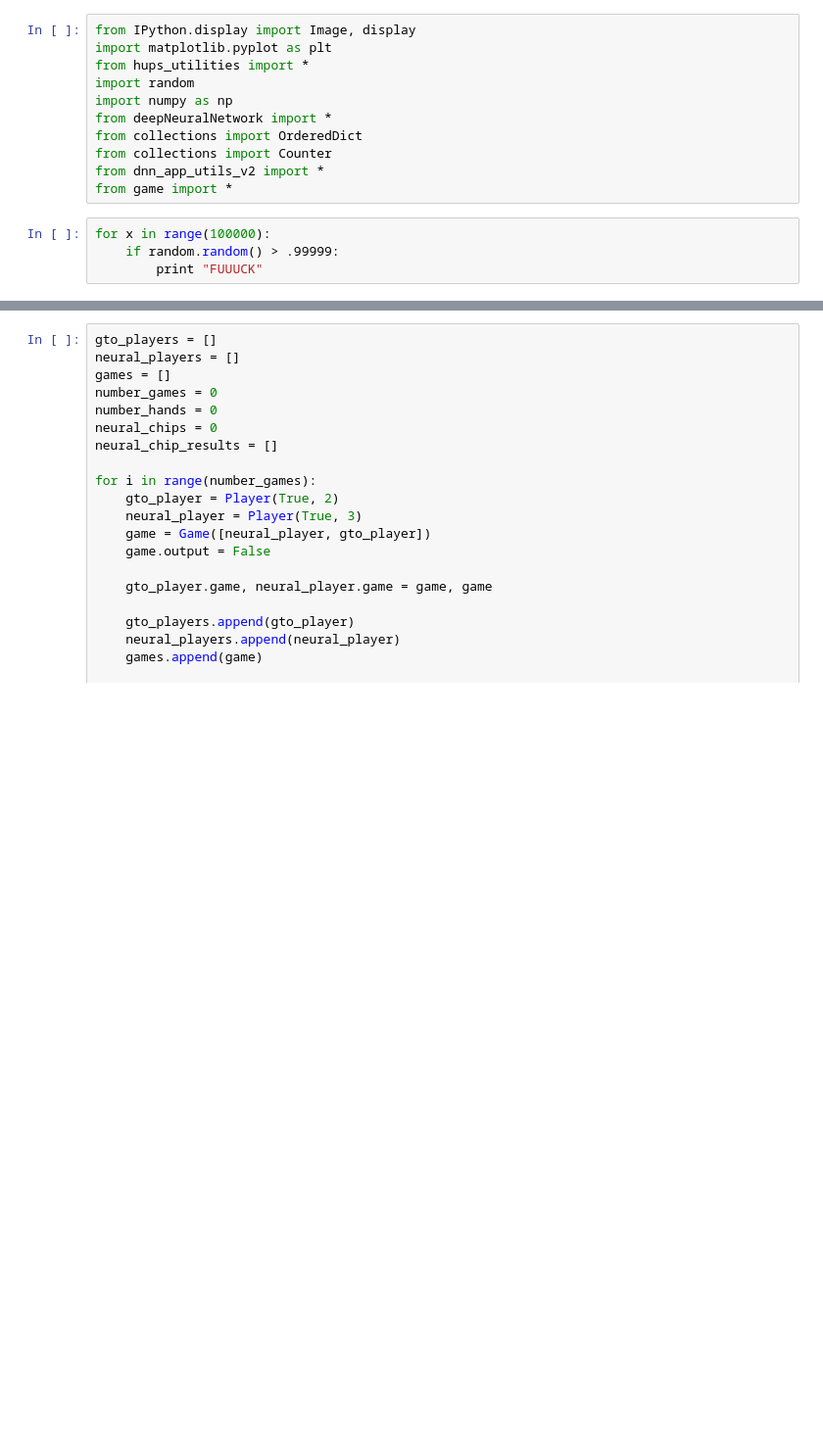
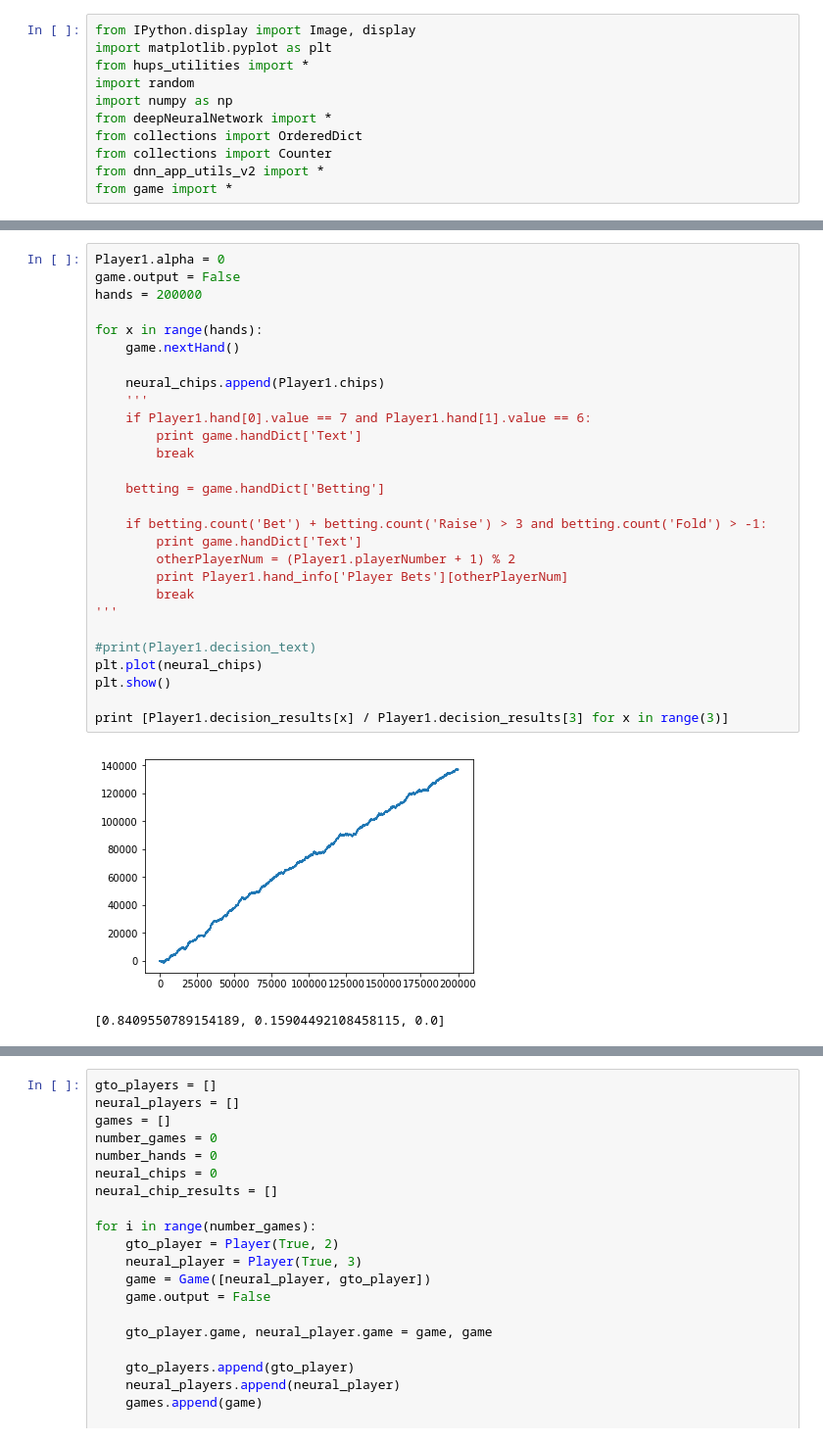
Before and after one commit to aromito7/HUPS, a Jupyter notebook: HUPS.ipynb, the cells around one changed output, grey strips where cells are left out. Shown: that part at 98% size. Drawn from its saved outputs; the diff is of its cells as text; blank space fills up the shorter version.

```diff
--- a/HUPS.ipynb
+++ b/HUPS.ipynb
@@ -9,7 +9,3 @@ from collections import OrderedDict
 from collections import Counter
 from dnn_app_utils_v2 import *
 from game import *
-# %%
-for x in range(100000):
-    if random.random() > .99999:
-        print "FUUUCK"
@@ -304,0 +332,31 @@ plt.show()
+# %%
+Player1.alpha = 0
+game.output = False
+hands = 200000
+
+for x in range(hands):
+    game.nextHand()
+
+    neural_chips.append(Player1.chips)
+    '''
+    if Player1.hand[0].value == 7 and Player1.hand[1].value == 6:
+        print game.handDict['Text']
+        break
+
+    betting = game.handDict['Betting']
+
+    if betting.count('Bet') + betting.count('Raise') > 3 and betting.count('Fold') > -1:
+        print game.handDict['Text']
+        otherPlayerNum = (Player1.playerNumber + 1) % 2
+        print Player1.hand_info['Player Bets'][otherPlayerNum]
+        break
+'''
+
+#print(Player1.decision_text)
+plt.plot(neural_chips)
+plt.show()
+
+print [Player1.decision_results[x] / Player1.decision_results[3] for x in range(3)]
+# %% [output]
+[figure, added]
+[0.8409550789154189, 0.15904492108458115, 0.0]
```
Also changed, not shown: parts of 4 cells of this notebook, 2 other files.
